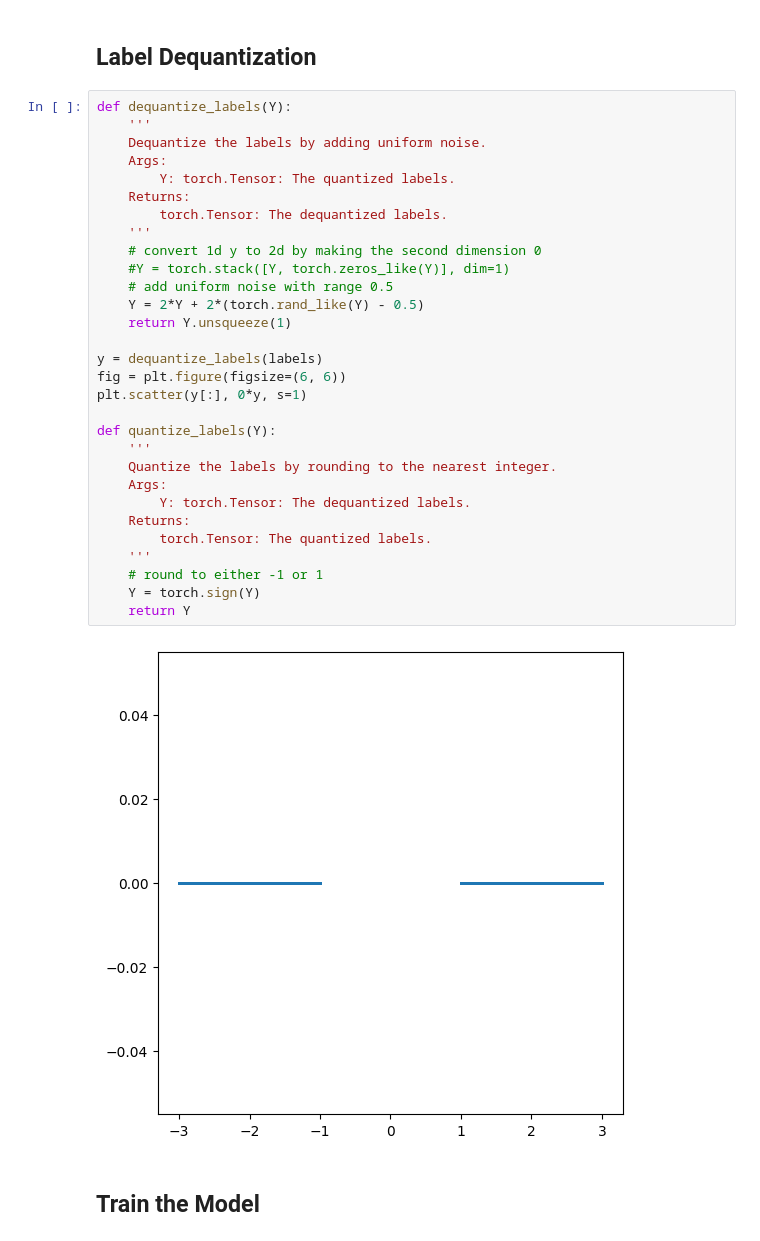
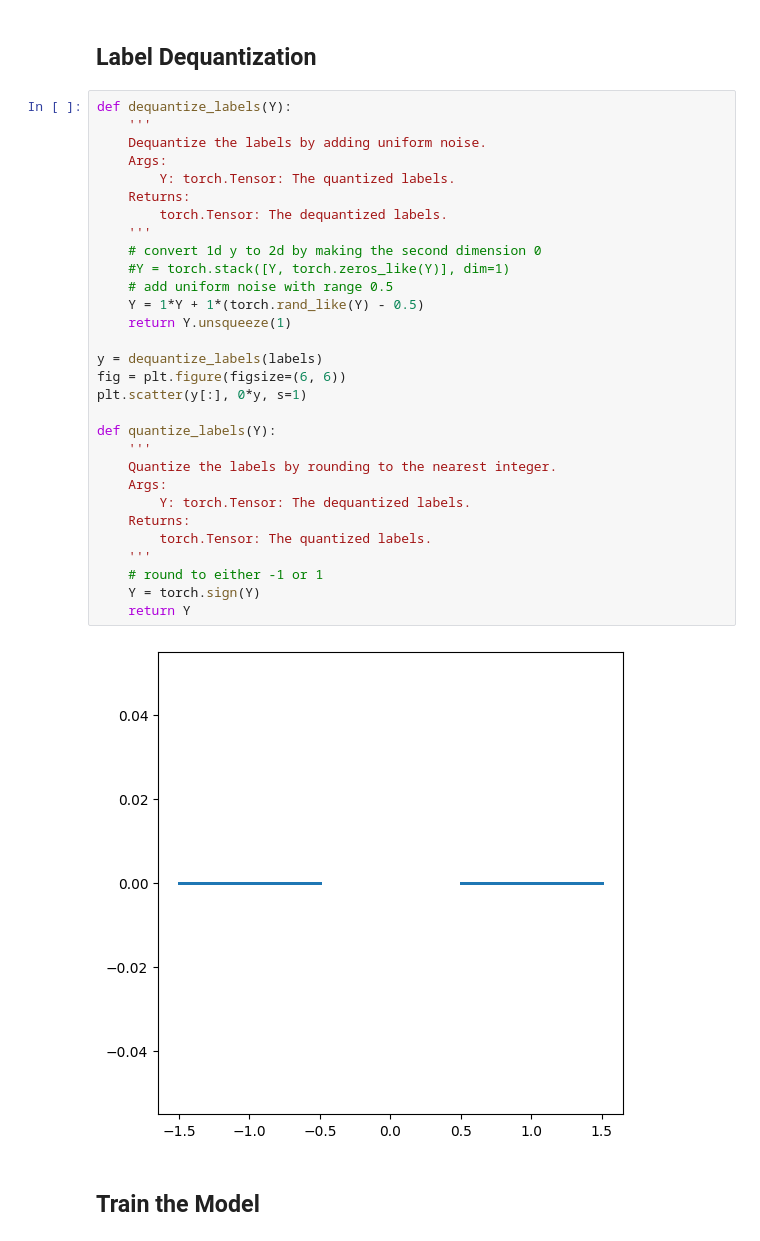
Before and after one commit to caetas/SymmetricFlow, a Jupyter notebook: src/symmetricflow/ToyExample.ipynb, the cells around one changed output. Saved outputs shown, nothing was run; the diff lists cells and outputs as text.

```diff
--- a/src/symmetricflow/ToyExample.ipynb
+++ b/src/symmetricflow/ToyExample.ipynb
@@ -150,35 +150,35 @@ class AutoEncoder(nn.Module):
 # %%
 def dequantize_labels(Y):
     '''
     Dequantize the labels by adding uniform noise.
     Args:
         Y: torch.Tensor: The quantized labels.
     Returns:
         torch.Tensor: The dequantized labels.
     '''
     # convert 1d y to 2d by making the second dimension 0
     #Y = torch.stack([Y, torch.zeros_like(Y)], dim=1)
     # add uniform noise with range 0.5
-    Y = 2*Y + 2*(torch.rand_like(Y) - 0.5)
+    Y = 1*Y + 1*(torch.rand_like(Y) - 0.5)
     return Y.unsqueeze(1)
 
 y = dequantize_labels(labels)
 fig = plt.figure(figsize=(6, 6))
 plt.scatter(y[:], 0*y, s=1)
 
 def quantize_labels(Y):
     '''
     Quantize the labels by rounding to the nearest integer.
     Args:
         Y: torch.Tensor: The dequantized labels.
     Returns:
         torch.Tensor: The quantized labels.
     '''
     # round to either -1 or 1
     Y = torch.sign(Y)
     return Y
 # %% [output]
-[figure, old version]
+[figure, new version]
 # %% [markdown]
 ## Train the Model
 # %%
```
Also changed, not shown: parts of 3 cells of this notebook, 1 other file.
